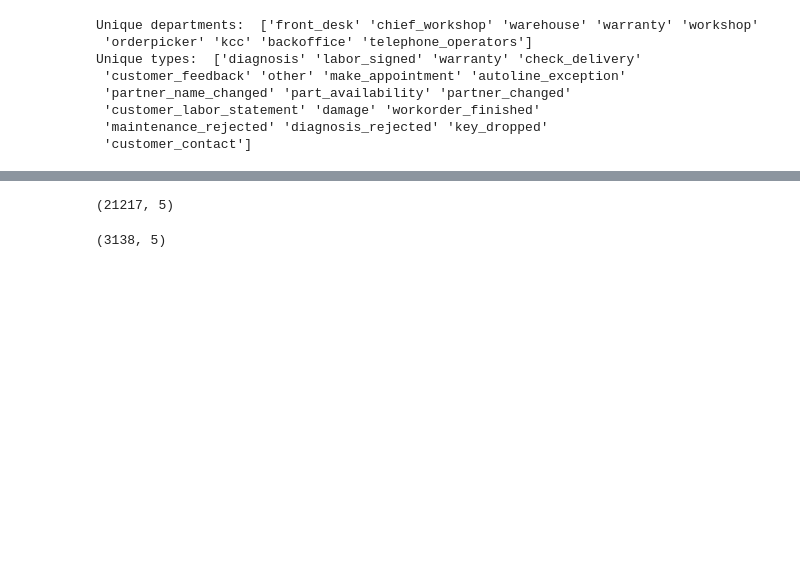
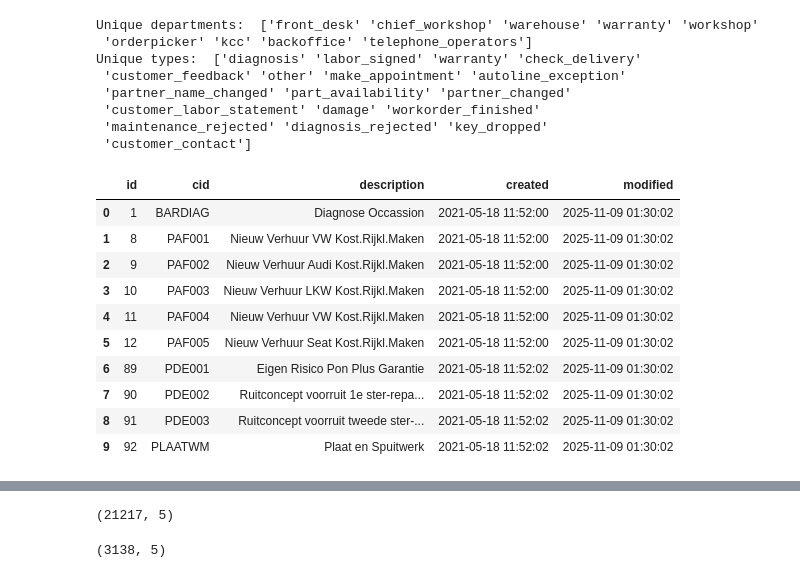
Before and after one commit to abdullah-at-avans/dealer-assistant-model, a Jupyter notebook: notebooks/v2.ipynb, the cells around one changed output, grey strips where cells are left out. Cells and saved outputs as stored; diff of their text form; code cells hidden in the pictures; blank space fills up the shorter version.

```diff
--- a/notebooks/v2.ipynb
+++ b/notebooks/v2.ipynb
@@ -90,4 +77,18 @@ Unique types:  ['diagnosis' 'labor_signed' 'warranty' 'check_delivery'
  'customer_labor_statement' 'damage' 'workorder_finished'
  'maintenance_rejected' 'diagnosis_rejected' 'key_dropped'
  'customer_contact']
+# %%
+taken_df.head(10)
+# %% [output]
+|  | id | cid | description | created | modified |
+| 0 | 1 | BARDIAG | Diagnose Occassion | 2021-05-18 11:52:00 | 2025-11-09 01:30:02 |
+| 1 | 8 | PAF001 | Nieuw Verhuur VW Kost.Rijkl.Maken | 2021-05-18 11:52:00 | 2025-11-09 01:30:02 |
+| 2 | 9 | PAF002 | Nieuw Verhuur Audi Kost.Rijkl.Maken | 2021-05-18 11:52:00 | 2025-11-09 01:30:02 |
+| 3 | 10 | PAF003 | Nieuw Verhuur LKW Kost.Rijkl.Maken | 2021-05-18 11:52:00 | 2025-11-09 01:30:02 |
+| 4 | 11 | PAF004 | Nieuw Verhuur VW Kost.Rijkl.Maken | 2021-05-18 11:52:00 | 2025-11-09 01:30:02 |
+| 5 | 12 | PAF005 | Nieuw Verhuur Seat Kost.Rijkl.Maken | 2021-05-18 11:52:00 | 2025-11-09 01:30:02 |
+| 6 | 89 | PDE001 | Eigen Risico Pon Plus Garantie | 2021-05-18 11:52:02 | 2025-11-09 01:30:02 |
+| 7 | 90 | PDE002 | Ruitconcept voorruit 1e ster-repa... | 2021-05-18 11:52:02 | 2025-11-09 01:30:02 |
+| 8 | 91 | PDE003 | Ruitconcept voorruit tweede ster-... | 2021-05-18 11:52:02 | 2025-11-09 01:30:02 |
+| 9 | 92 | PLAATWM | Plaat en Spuitwerk | 2021-05-18 11:52:02 | 2025-11-09 01:30:02 |
 # %%
```
Also changed, not shown: parts of 47 cells of this notebook.
